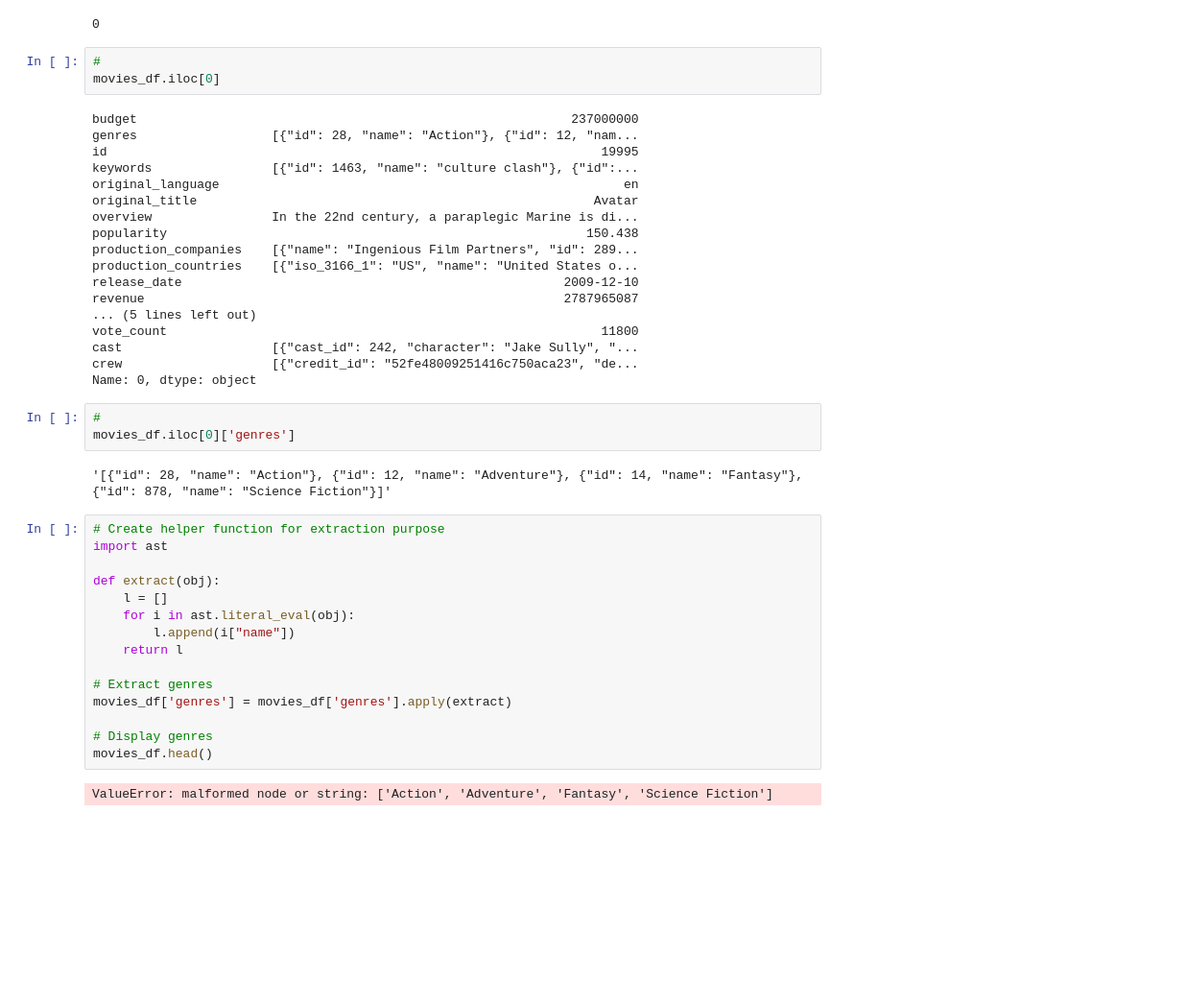
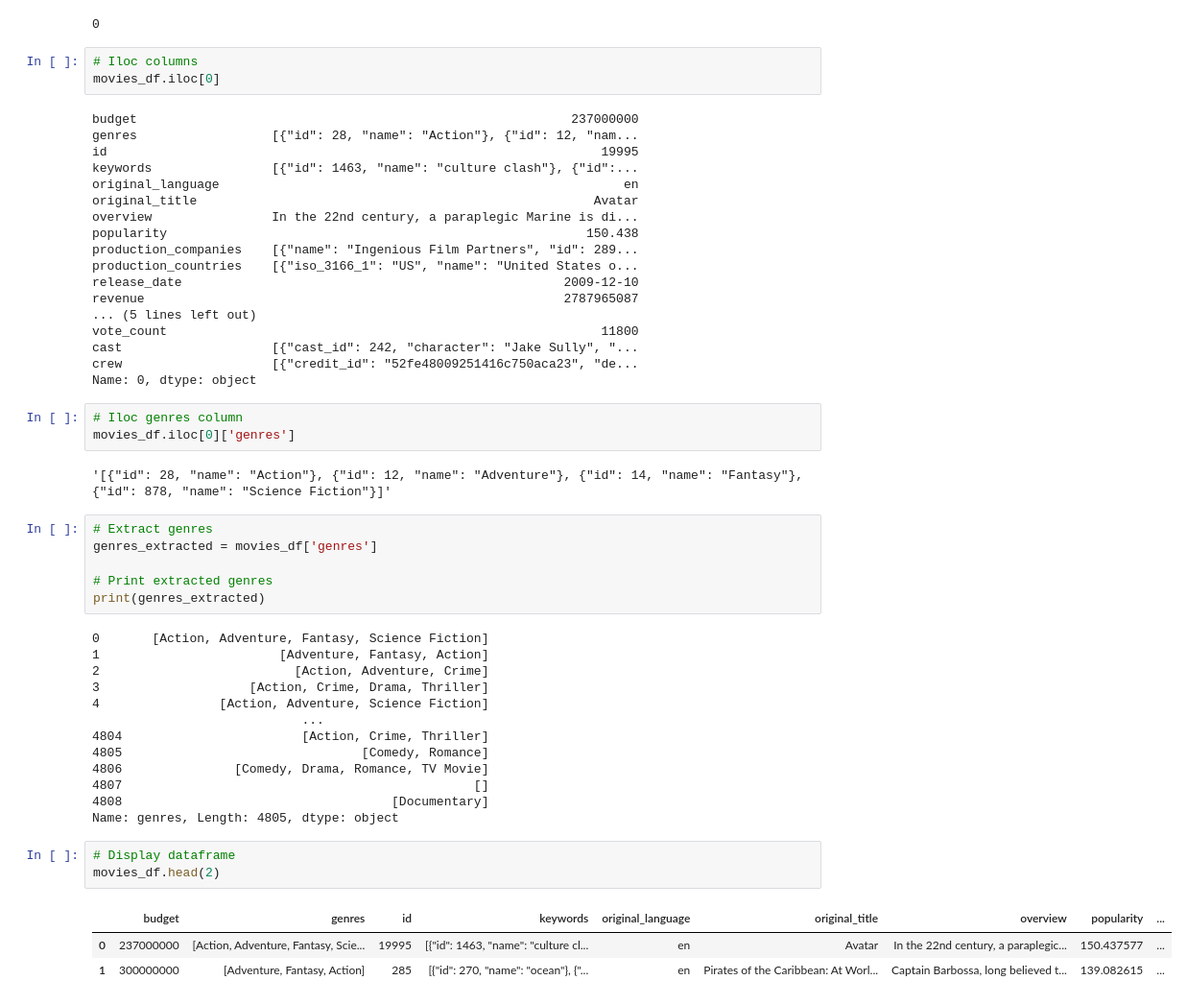
Before and after one commit to CarmenK2/Movie_Pick, a Jupyter notebook: ETL.ipynb, the cells around one changed output. Shown at 96% size. Saved outputs shown, nothing was run; the diff lists cells and outputs as text; blank space fills up the shorter version.

Commit message:
Updated MoviePick.xlsx

```diff
--- a/ETL.ipynb
+++ b/ETL.ipynb
@@ -136,7 +136,7 @@ movies_df.duplicated().sum()
 # %% [output]
 0
 # %%
-#
+# Iloc columns
 movies_df.iloc[0]
 # %% [output]
 budget                                                          237000000
@@ -157,24 +157,33 @@ cast                    [{"cast_id": 242, "character": "Jake Sully", "...
 crew                    [{"credit_id": "52fe48009251416c750aca23", "de...
 Name: 0, dtype: object
 # %%
-#
+# Iloc genres column
 movies_df.iloc[0]['genres']
 # %% [output]
 '[{"id": 28, "name": "Action"}, {"id": 12, "name": "Adventure"}, {"id": 14, "name": "Fantasy"}, {"id": 878, "name": "Science Fiction"}]'
-# %%
-# Create helper function for extraction purpose
-import ast
-
-def extract(obj):
-    l = []
-    for i in ast.literal_eval(obj):
-        l.append(i["name"])
-    return l
-
-# Extract genres
-movies_df['genres'] = movies_df['genres'].apply(extract)
-
-# Display genres
-movies_df.head()
-# %% [output]
-ValueError: malformed node or string: ['Action', 'Adventure', 'Fantasy', 'Science Fiction']
+# %%
+# Extract genres
+genres_extracted = movies_df['genres']
+
+# Print extracted genres
+print(genres_extracted)
+# %% [output]
+0       [Action, Adventure, Fantasy, Science Fiction]
+1                        [Adventure, Fantasy, Action]
+2                          [Action, Adventure, Crime]
+3                    [Action, Crime, Drama, Thriller]
+4                [Action, Adventure, Science Fiction]
+                            ...
+4804                        [Action, Crime, Thriller]
+4805                                [Comedy, Romance]
+4806               [Comedy, Drama, Romance, TV Movie]
+4807                                               []
+4808                                    [Documentary]
+Name: genres, Length: 4805, dtype: object
+# %%
+# Display dataframe
+movies_df.head(2)
+# %% [output]
+|  | budget | genres | id | keywords | original_language | original_title | overview | popularity | ... |
+| 0 | 237000000 | [Action, Adventure, Fantasy, Scie... | 19995 | [{"id": 1463, "name": "culture cl... | en | Avatar | In the 22nd century, a paraplegic... | 150.437577 | ... |
+| 1 | 300000000 | [Adventure, Fantasy, Action] | 285 | [{"id": 270, "name": "ocean"}, {"... | en | Pirates of the Caribbean: At Worl... | Captain Barbossa, long believed t... | 139.082615 | ... |
```
Also changed, not shown: parts of 5 cells of this notebook, 1 other file.
